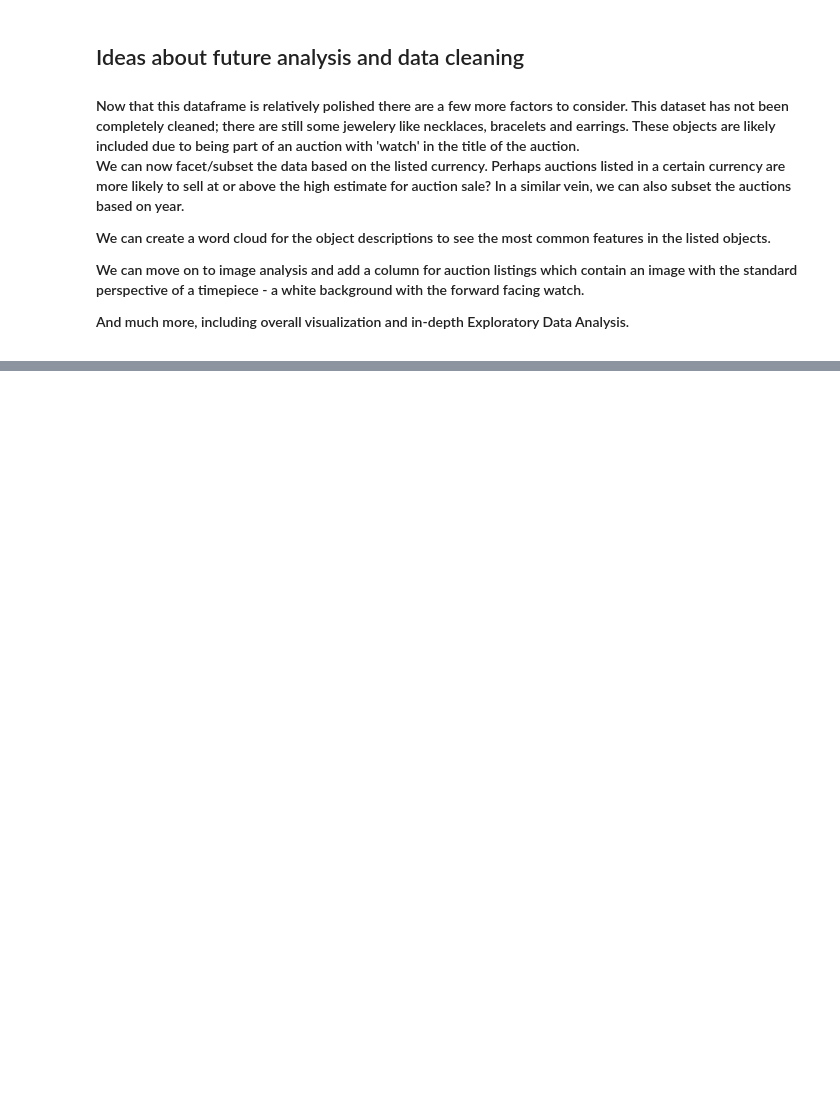
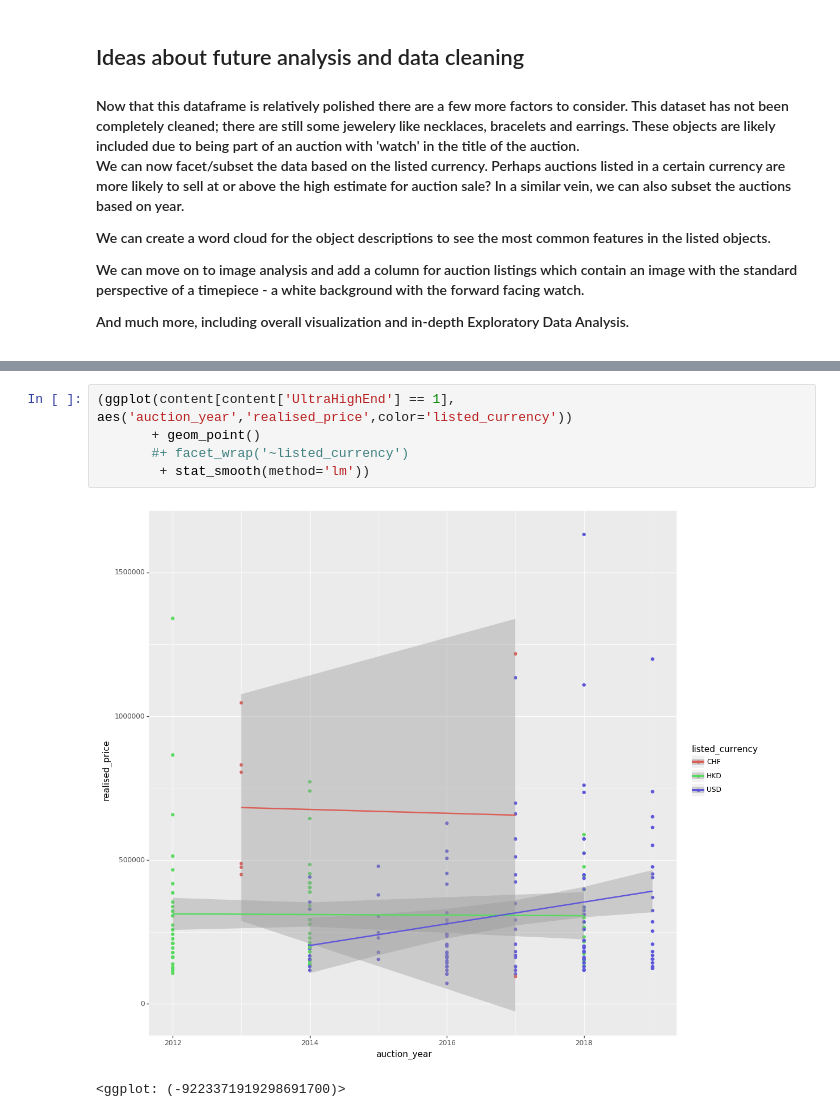
Before and after one commit to cjGO/portfolio, a Jupyter notebook: WatchAuctions/polishWatches-p1.ipynb, the cells around one changed output, grey strips where cells are left out. Cells and saved outputs as stored; diff of their text form; blank space fills up the shorter version.

```diff
--- a/WatchAuctions/polishWatches-p1.ipynb
+++ b/WatchAuctions/polishWatches-p1.ipynb
@@ -284,0 +420,8 @@ And much more, including overall visualization and in-depth Exploratory Data Ana
+# %%
+(ggplot(content[content['UltraHighEnd'] == 1], aes('auction_year','realised_price',color='listed_currency'))
+       + geom_point()
+       #+ facet_wrap('~listed_currency')
+        + stat_smooth(method='lm'))
+# %% [output]
+[figure, added]
+<ggplot: (-9223371919298691700)>
```
Also changed, not shown: parts of 55 cells of this notebook.
